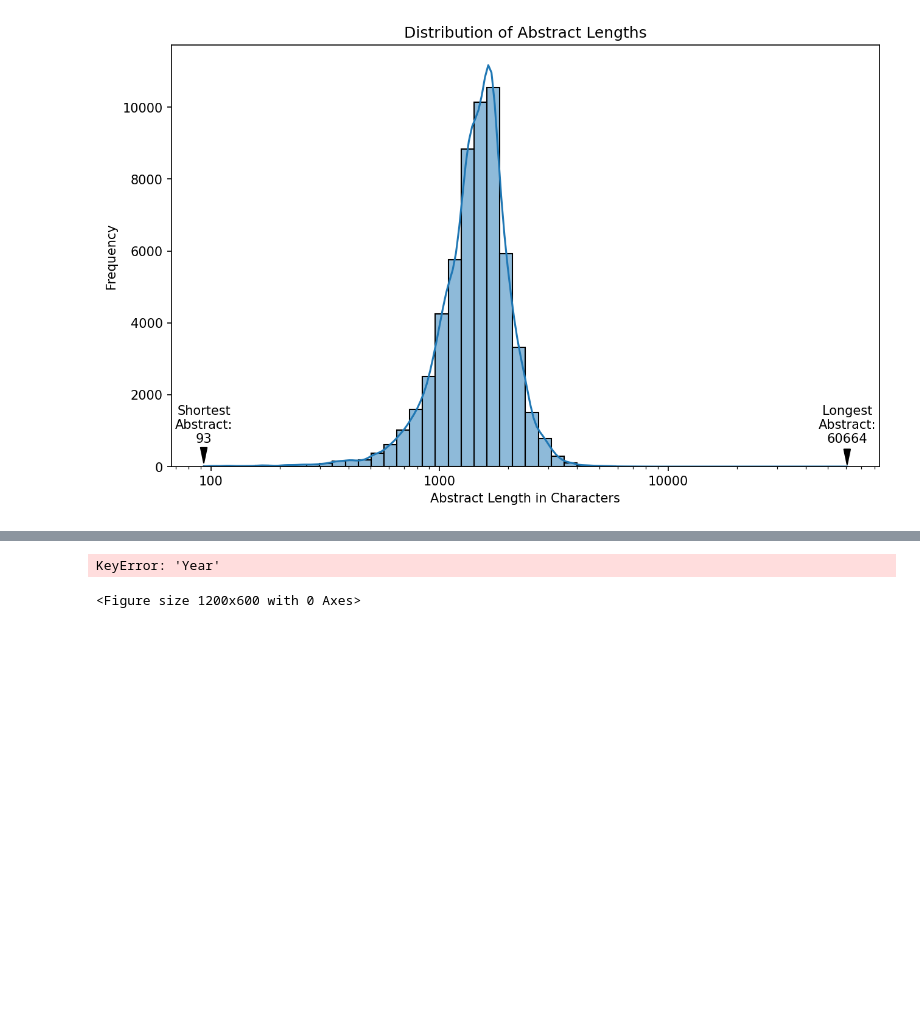
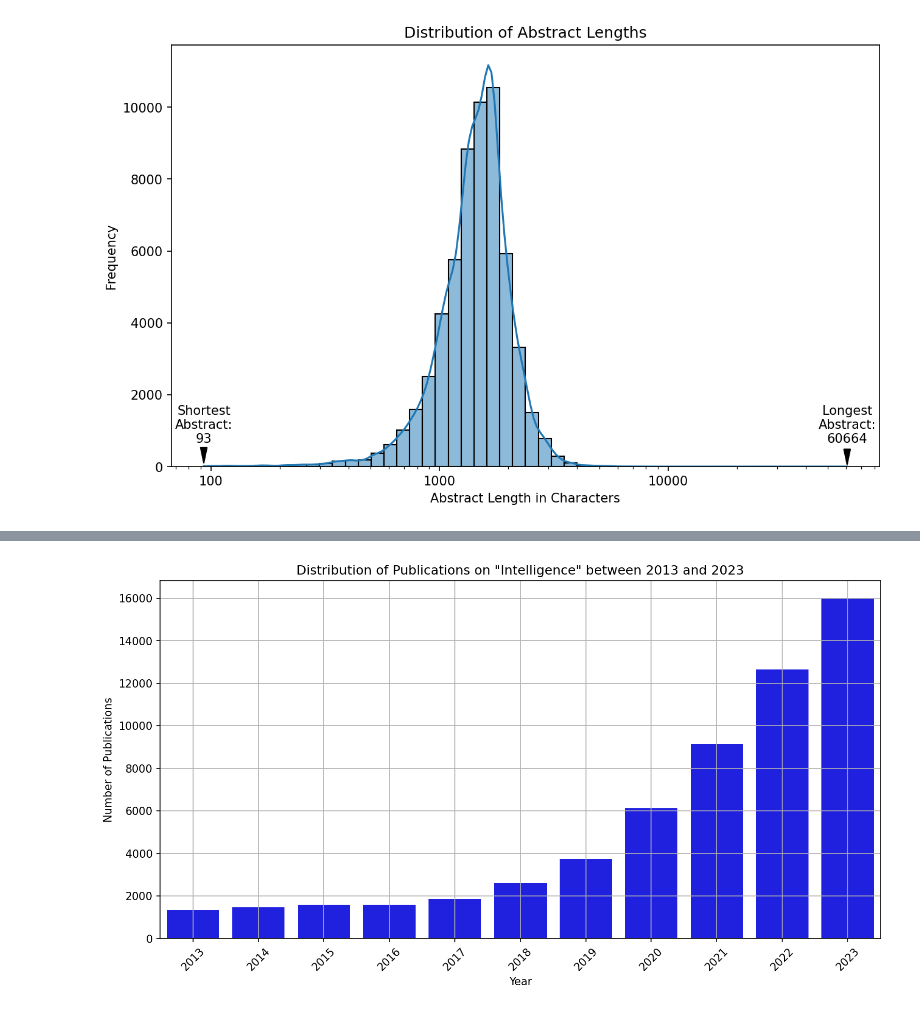
Before and after one commit to Matteo-Malve/RAGMedAssist-INLPT-WS2023, a Jupyter notebook: project/data/data_anaylitics.ipynb, the cells around one changed output, grey strips where cells are left out. Drawn from its saved outputs; the diff is of its cells as text; code cells hidden in the pictures; blank space fills up the shorter version.

```diff
--- a/project/data/data_anaylitics.ipynb
+++ b/project/data/data_anaylitics.ipynb
@@ -98,19 +113,32 @@ plt.show()
 # %%
 # Distribution of publications over the years
+# Extract the year from the 'Publication Date' column
+df['Year'] = df['Publication Date'].str.extract(r'(\d{4})')
+
+# Remove rows with 'Unknown' or where the year couldn't be extracted
+df = df[df['Year'].notnull() & (df['Year'] != 'Unknown')]
+
+# Convert the year column to integers
+df['Year'] = df['Year'].astype(int)
+
+# Filter the DataFrame for years 2013 to 2023
+df = df[(df['Year'] >= 2013) & (df['Year'] <= 2023)]
+
 # Group by 'Year' and count the number of publications each year
-publications_per_year = df.groupby('Publication Date').size()
-
-# Convert the series to a DataFrame
+publications_per_year = df.groupby('Year').size()
 publications_per_year_df = publications_per_year.reset_index(name='Frequency')
 
-# Plot the distribution of publications over the years
-plt.figure(figsize=(12, 6))
-plt.plot(publications_per_year_df['Year'], publications_per_year_df['Frequency'], marker='o')
-plt.title('Distribution of Publications on "Intelligence" Over Time')
+# Plot the distribution of publications over the years as a bar chart
+plt.figure(figsize=(12, 6), dpi=150)
+sns.barplot(x='Year', y='Frequency', data=publications_per_year_df, color='blue')
+plt.title('Distribution of Publications on "Intelligence" between 2013 and 2023')
 plt.xlabel('Year')
 plt.ylabel('Number of Publications')
+plt.xticks(rotation=45)  # Rotate the x-axis labels to prevent overlap
 plt.grid(True)
+
+# Save plot
+plt.savefig("../docs/images/distribution_publications_over_time.png")
 plt.show()
 # %% [output]
-KeyError: 'Year'
-<Figure size 1200x600 with 0 Axes>
+[figure, added]
```
Also changed, not shown: parts of 3 cells of this notebook, 3 other files.
